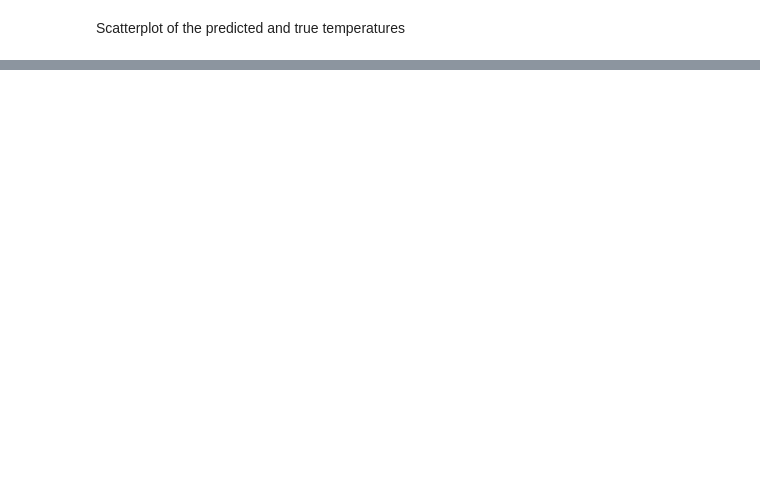
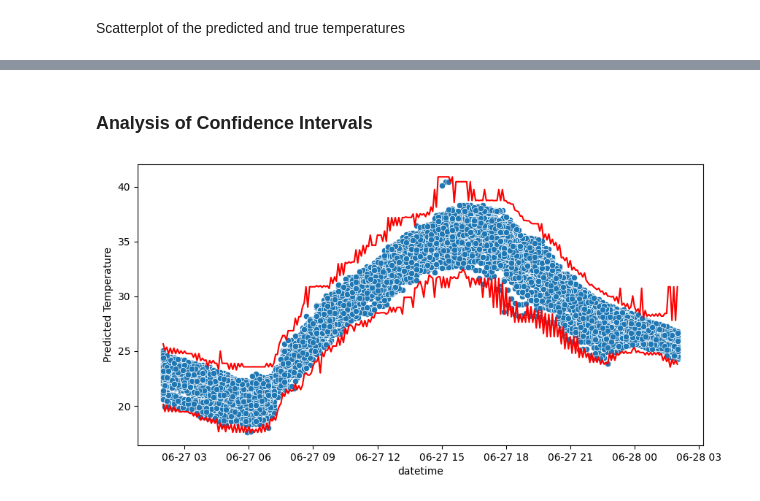
Before and after one commit to ozmanda/meteoblueQRF, a Jupyter notebook: analyses_and_visualisations/training_output_analysis.ipynb, the cells around one changed output, grey strips where cells are left out. Saved outputs shown, nothing was run; the diff lists cells and outputs as text; code cells hidden in the pictures; blank space fills up the shorter version.

Commit message:
mb4 run4 analysis

```diff
--- a/analyses_and_visualisations/training_output_analysis.ipynb
+++ b/analyses_and_visualisations/training_output_analysis.ipynb
@@ -86,0 +102,16 @@ plt.xticks(rotation=45)
+# %% [markdown]
+### Analysis of Confidence Intervals
+# %%
+confidence_intervals = {'datetime': [], 'Upper Boundary': [], 'Lower Boundary': []}
+for time in outputfile['datetime'].unique():
+    confidence_intervals['datetime'].append(time)
+    confidence_intervals['Upper Boundary'].append(outputfile[outputfile['datetime'] == time]['Upper Boundary'].max())
+    confidence_intervals['Lower Boundary'].append(outputfile[outputfile['datetime'] == time]['Lower Boundary'].min())
+confidence_intervals = pd.DataFrame(confidence_intervals)
+
+fig, ax = plt.subplots(figsize=(10,5))
+ax = sns.scatterplot(data=outputfile, x='datetime', y='Predicted Temperature')
+ax = sns.lineplot(data=confidence_intervals, x='datetime', y='Upper Boundary', color='red')
+ax = sns.lineplot(data=confidence_intervals, x='datetime', y='Lower Boundary', color='red')
+# %% [output]
+[figure, added]
```
Also changed, not shown: parts of 12 cells of this notebook.
